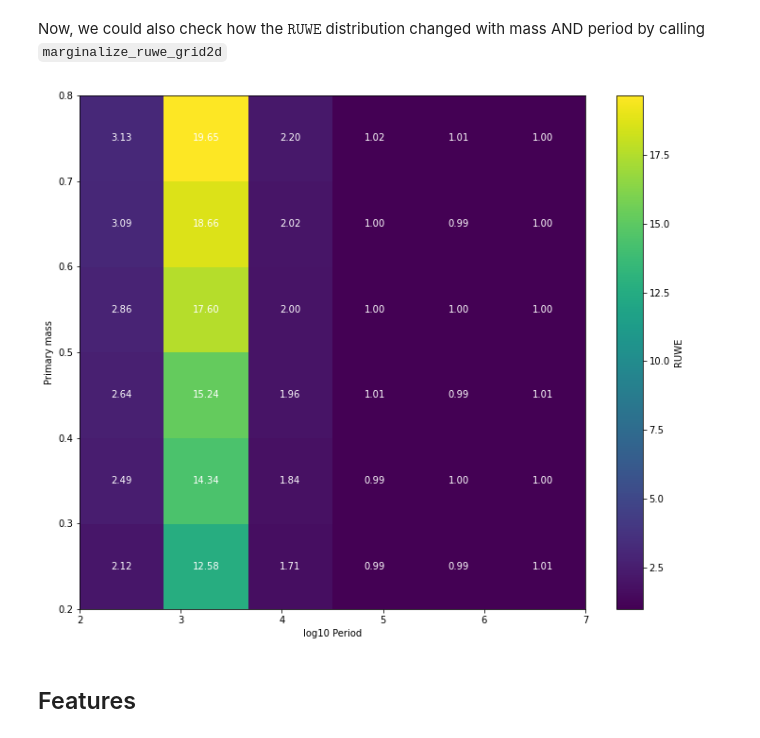
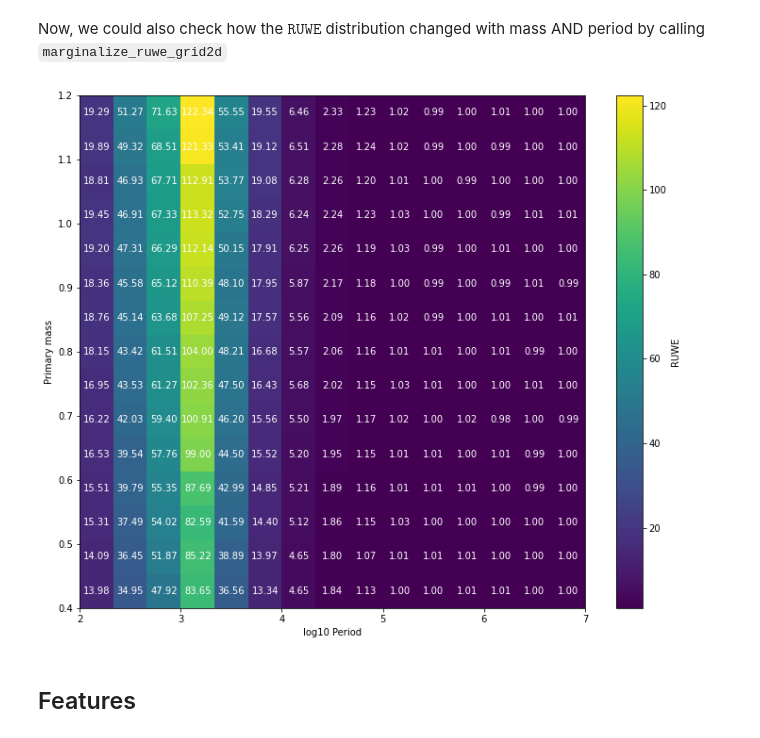
Before and after one commit to BenPennell/GaiamockWrapper, a Jupyter notebook: gwexamples.ipynb, the cells around one changed output. Saved outputs shown, nothing was run; the diff lists cells and outputs as text; code cells hidden in the pictures.

```diff
--- a/gwexamples.ipynb
+++ b/gwexamples.ipynb
@@ -46,29 +46,29 @@ plt.title("RUWE distribution dependence on primary mass, std shown as error bar"
 # %% [markdown]
 Now, we could also check how the $\texttt{RUWE}$ distribution changed with mass AND period by calling `marginalize_ruwe_grid2d`
 # %%
-m_range = (0.2,0.8)
+m_range = (0.4,1.2)
 p_range = (2,7)
 
-m1s = np.linspace(*m_range, 6)
-ps = np.logspace(*p_range,6)
-ruwes_2d = gw.marginalize_ruwe_grid2d(("m1", m1s), ("period", ps), sample_count=3, df=r[1019], m1=0.4, q=0.1, p=1e4)
+m1s = np.linspace(*m_range, 15)
+ps = np.logspace(*p_range,15)
+ruwes_2d = gw.marginalize_ruwe_grid2d(("m1", m1s), ("period", ps), sample_count=3, df=r[1019], q=0.7)
 mean_ruwes_2d = np.mean(ruwes_2d, axis=2)
 
 fig, ax = plt.subplots(1,1)
 cb = ax.imshow(mean_ruwes_2d, extent=[p_range[0],p_range[1],m_range[1],m_range[0]], aspect="auto")
 plt.colorbar(cb, label="RUWE");
 ax.set_ylabel("Primary mass");
 ax.set_xlabel("log10 Period");
 
 for i in range(mean_ruwes_2d.shape[0]):
     for j in range(mean_ruwes_2d.shape[1]):
         x_pos = p_range[0] + (p_range[1] - p_range[0]) * (j + 0.5) / mean_ruwes_2d.shape[1]
         y_pos = m_range[0] + (m_range[1] - m_range[0]) * (i + 0.5) / mean_ruwes_2d.shape[0]
 
         ax.text(x_pos, y_pos, f'{mean_ruwes_2d[i, j]:.2f}', ha='center', va='center', color='white')
 ax.invert_yaxis()
 # %% [output]
-[figure, old version]
+[figure, new version]
 # %% [markdown]
 ## Features
 # %% [markdown]
```
Also changed, not shown: parts of 13 cells of this notebook, 2 other files.
